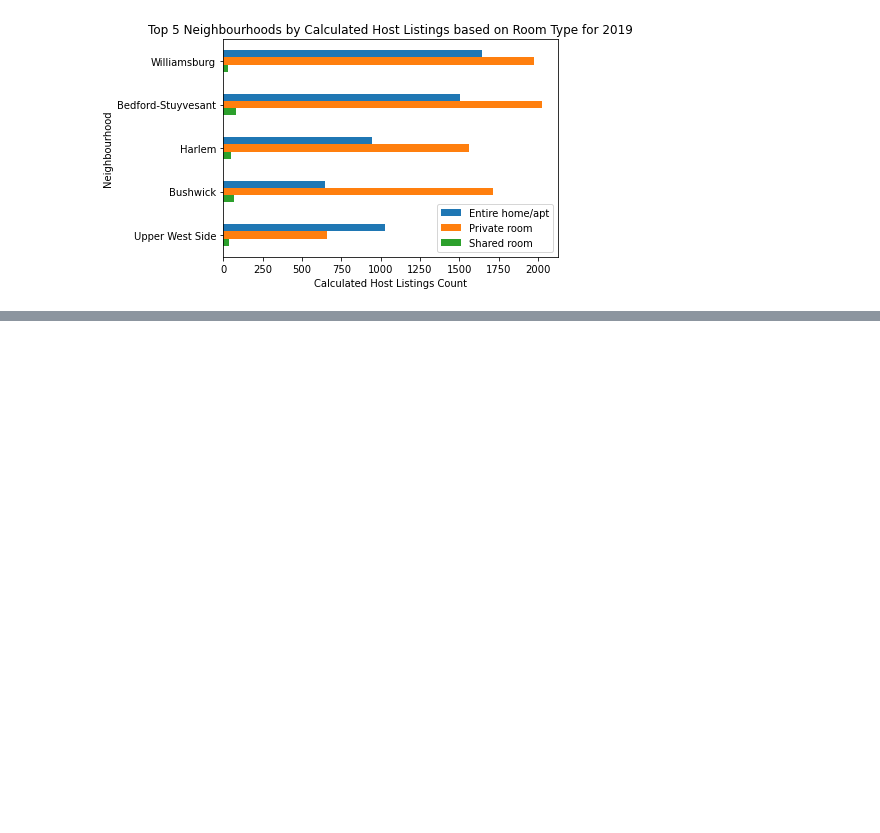
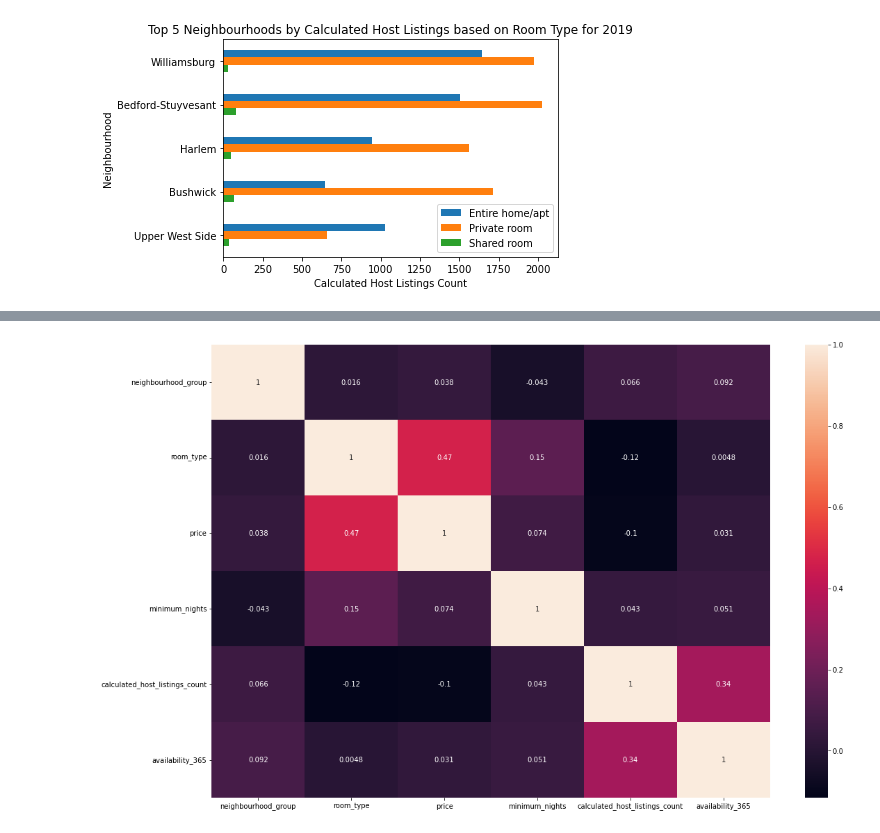
Before and after one commit to csridlen/eco395m-project-2, a Jupyter notebook: code/analysis_visualizations.ipynb, the cells around one changed output, grey strips where cells are left out. Cells and saved outputs as stored; diff of their text form; code cells hidden in the pictures; blank space fills up the shorter version.

```diff
--- a/code/analysis_visualizations.ipynb
+++ b/code/analysis_visualizations.ipynb
@@ -182,0 +199,32 @@ heatmap.savefig("../artifacts/heatmap.png")
+# %%
+data2.drop(
+    [
+        "host_id",
+        "latitude",
+        "longitude",
+        "neighbourhood",
+        "number_of_reviews",
+        "reviews_per_month",
+    ],
+    axis=1,
+    inplace=True,
+)
+# %%
+def Encode(airbnb):
+    for column in data2.columns[
+        data2.columns.isin(["neighbourhood_group", "room_type"])
+    ]:
+        data2[column] = data2[column].factorize()[0]
+    return data2
+# %%
+airbnb = Encode(data2.copy())
+
+corr = airbnb.corr(method="kendall")
+plt.figure(figsize=(18, 12))
+corr_map = sns.heatmap(corr, annot=True)
+airbnb.columns
+
+corr_map = corr_map.get_figure()
+corr_map.savefig("../artifacts/corr_map.png")
+# %% [output]
+[figure, added]
```
Also changed, not shown: parts of 9 cells of this notebook, 3 other files.
